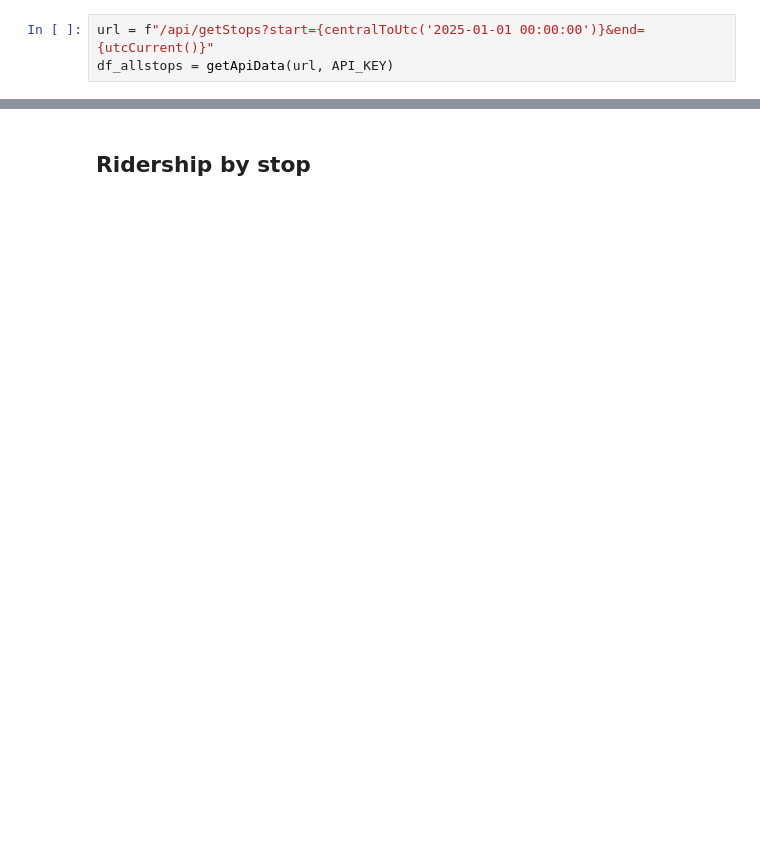
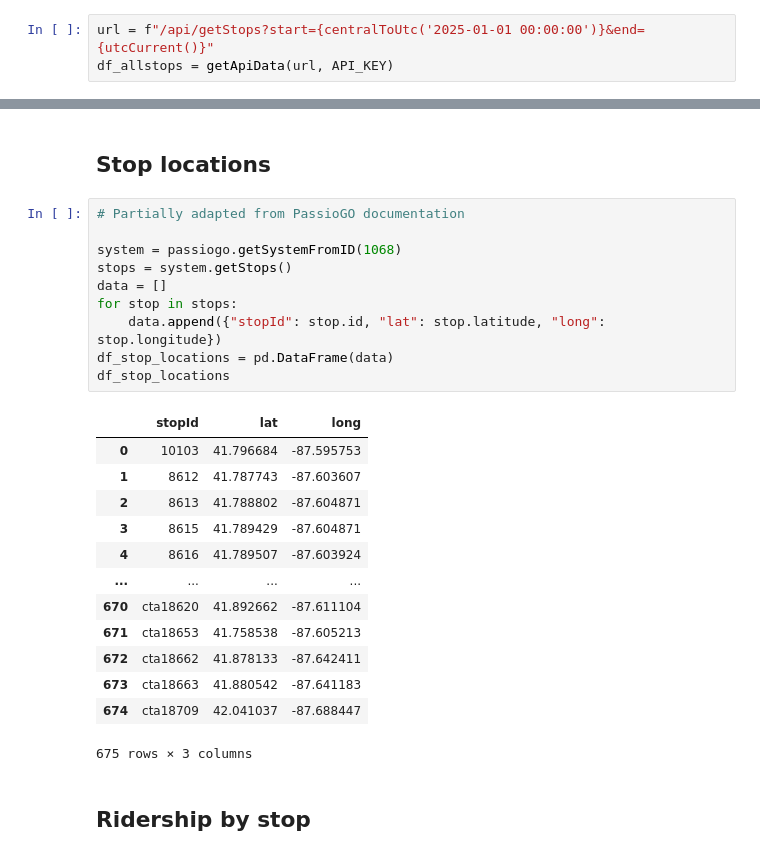
Before and after one commit to chicagomaroon/data-visualizations, a Jupyter notebook: 2025/ugo-shuttle-analysis/data/shuttle-headway.ipynb, the cells around one changed output, grey strips where cells are left out. Drawn from its saved outputs; the diff is of its cells as text; blank space fills up the shorter version.

```diff
--- a/2025/ugo-shuttle-analysis/data/shuttle-headway.ipynb
+++ b/2025/ugo-shuttle-analysis/data/shuttle-headway.ipynb
@@ -88,3 +99,29 @@ df_allstops.head()
+# %% [markdown]
+## Stop locations
+# %%
+# Partially adapted from PassioGO documentation
+
+system = passiogo.getSystemFromID(1068)
+stops = system.getStops()
+data = []
+for stop in stops:
+    data.append({"stopId": stop.id, "lat": stop.latitude, "long": stop.longitude})
+df_stop_locations = pd.DataFrame(data)
+df_stop_locations
+# %% [output]
+|  | stopId | lat | long |
+| 0 | 10103 | 41.796684 | -87.595753 |
+| 1 | 8612 | 41.787743 | -87.603607 |
+| 2 | 8613 | 41.788802 | -87.604871 |
+| 3 | 8615 | 41.789429 | -87.604871 |
+| 4 | 8616 | 41.789507 | -87.603924 |
+| ... | ... | ... | ... |
+| 670 | cta18620 | 41.892662 | -87.611104 |
+| 671 | cta18653 | 41.758538 | -87.605213 |
+| 672 | cta18662 | 41.878133 | -87.642411 |
+| 673 | cta18663 | 41.880542 | -87.641183 |
+| 674 | cta18709 | 42.041037 | -87.688447 |
+675 rows × 3 columns
 # %% [markdown]
 ## Ridership by stop
 # %%
```
Also changed, not shown: parts of 7 cells of this notebook.
